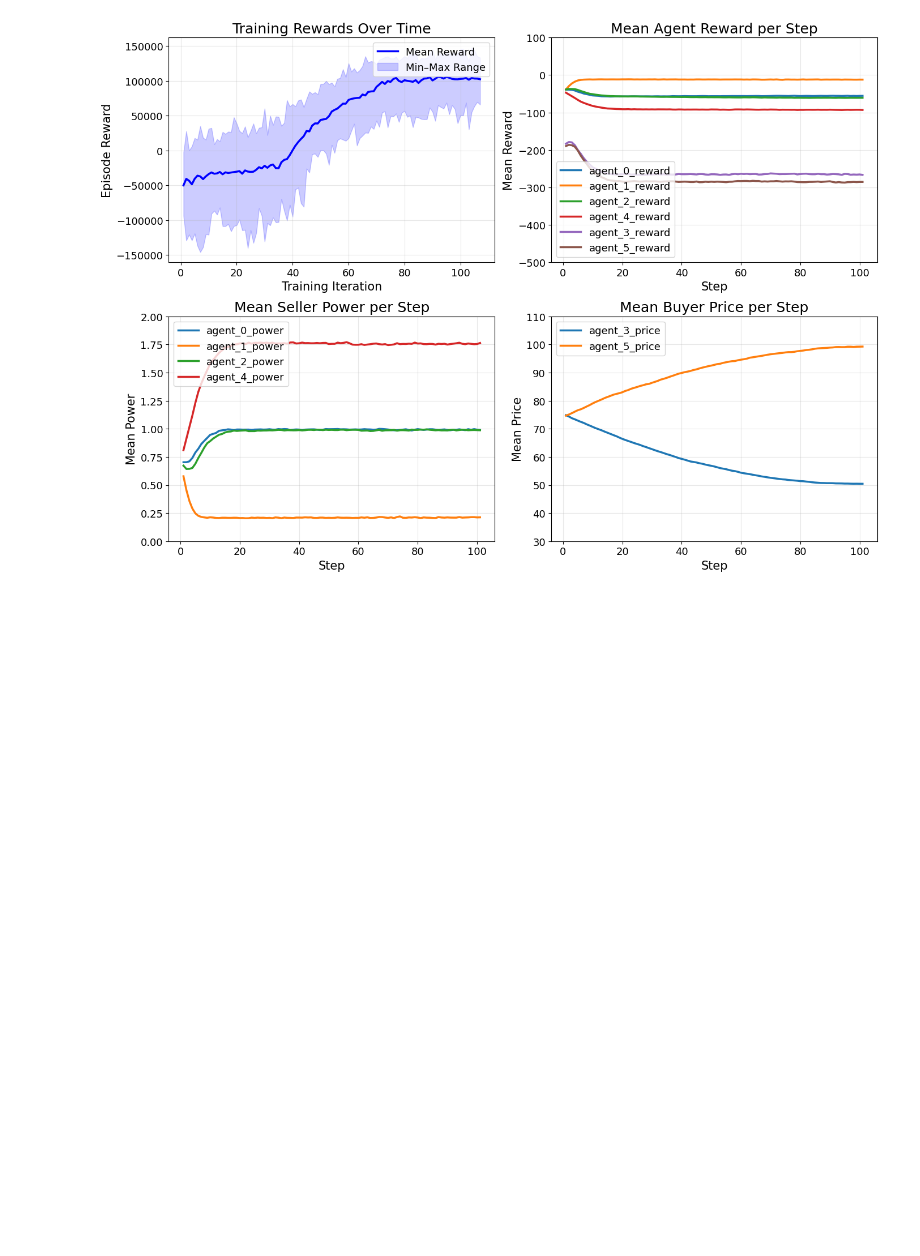
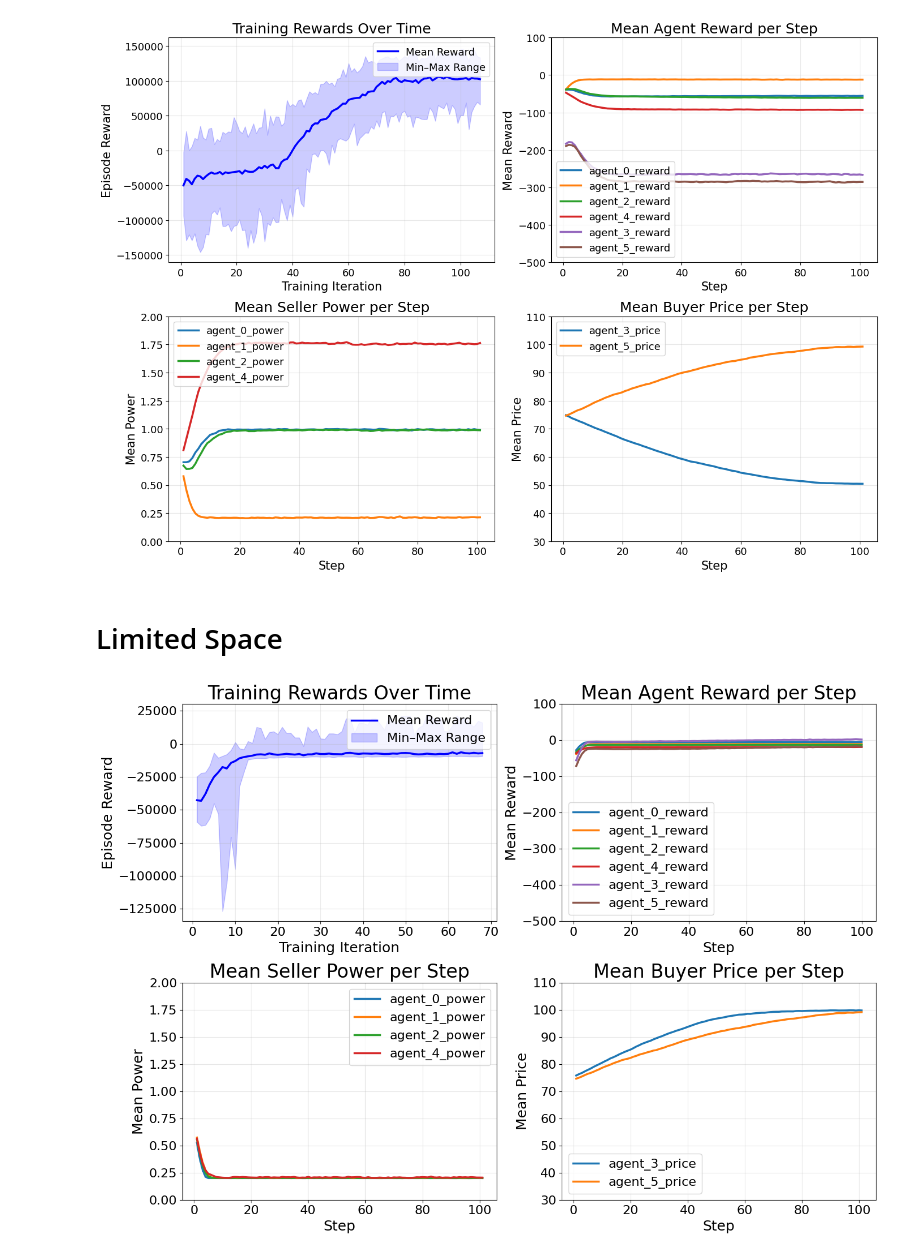
Before and after one commit to juanbmedina/marlgrid, a Jupyter notebook: p2p_energy_env/base_env/data_analysis.ipynb, the cells around one changed output. Drawn from its saved outputs; the diff is of its cells as text; code cells hidden in the pictures; blank space fills up the shorter version.

```diff
--- a/p2p_energy_env/base_env/data_analysis.ipynb
+++ b/p2p_energy_env/base_env/data_analysis.ipynb
@@ -269,3 +275,11 @@ eval_path = "evaluated_policies/maa2c_mlp_P2PEnergyEnv/4C_2B_2cons_2025-10-30_13
 full_analysis_plot(training_path, eval_path)
 # %% [output]
 [figure]
+# %% [markdown]
+# Limited Space
+# %%
+training_path = "../trained_policies/maa2c_mlp_P2PEnergyEnv/lagrange_2025-11-24_20-52-34/progress.csv"
+eval_path = "evaluated_policies/maa2c_mlp_P2PEnergyEnv/lagrange_2025-11-24_20-54-55/market_log.csv"
+full_analysis_plot(training_path, eval_path)
+# %% [output]
+[figure, added]
```
Also changed, not shown: parts of 3 cells of this notebook, 7 other files.
